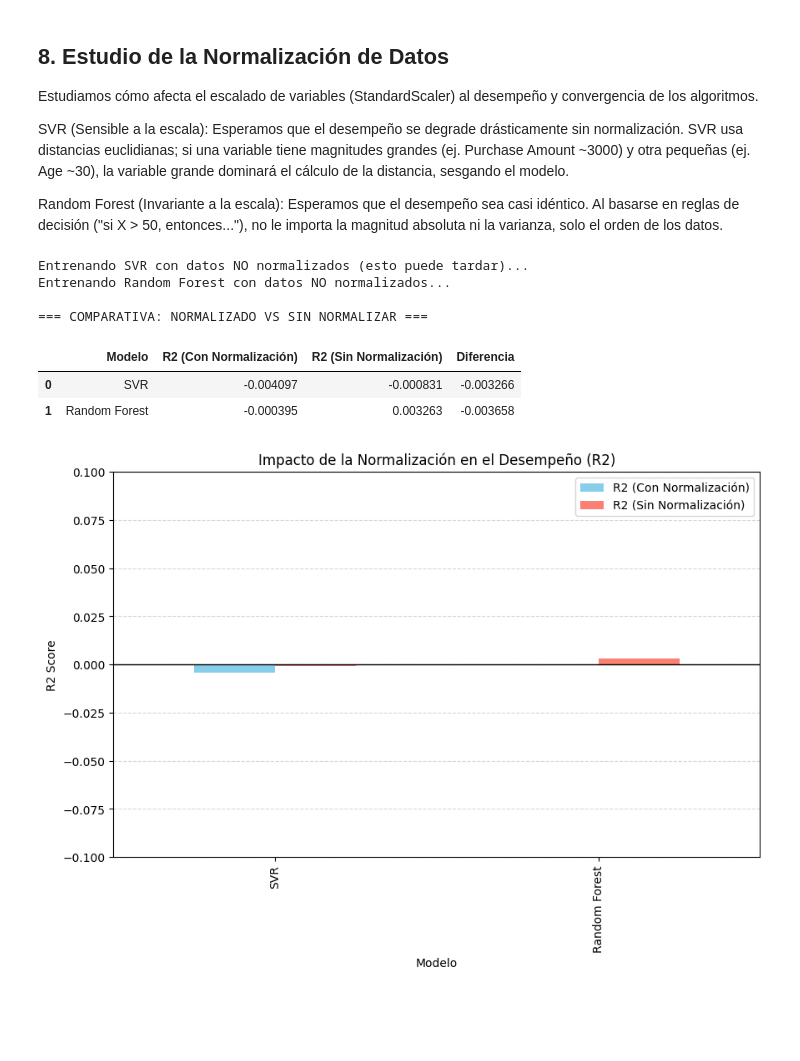
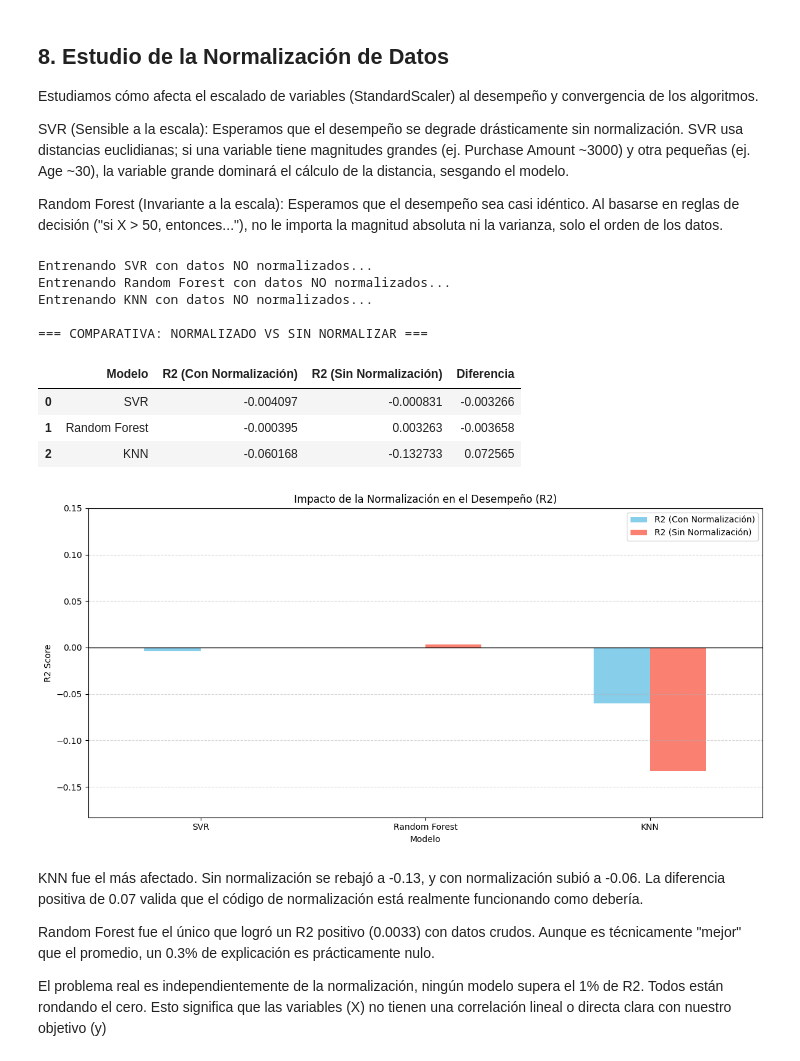
Before and after one commit to LBrownI/satisfaction_prediction, a Jupyter notebook: detection.ipynb, the cells around one changed output. Saved outputs shown, nothing was run; the diff lists cells and outputs as text; code cells hidden in the pictures; blank space fills up the shorter version.

Commit message:
knn normalization test

```diff
--- a/detection.ipynb
+++ b/detection.ipynb
@@ -806,56 +806,91 @@ SVR (Sensible a la escala): Esperamos que el desempeño se degrade drásticament
 
 Random Forest (Invariante a la escala): Esperamos que el desempeño sea casi idéntico. Al basarse en reglas de decisión ("si X > 50, entonces..."), no le importa la magnitud absoluta ni la varianza, solo el orden de los datos.
 # %%
-
-# 1. Entrenar SVR con datos CRUDOS (X_train_svr)
+# Entrenar SVR con datos crudos
 print("Entrenando SVR con datos NO normalizados...")
 svr_raw = SVR(kernel='rbf')
 svr_raw.fit(X_train_svr, y_train)
 
-# 2. Entrenar Random Forest con datos CRUDOS
+# Entrenar Random Forest con datos crudos
 print("Entrenando Random Forest con datos NO normalizados...")
 rf_raw = RandomForestRegressor(n_estimators=100, random_state=42)
 rf_raw.fit(X_train_svr, y_train)
 
-print("\n=== COMPARATIVA: NORMALIZADO VS SIN NORMALIZAR ===\n")
+# Entrenar KNN con datos crudos
+print("Entrenando KNN con datos NO normalizados...")
+knn_raw = KNeighborsRegressor(n_neighbors=5)
+knn_raw.fit(X_train_svr, y_train)
 
-# Función auxiliar rápida
+
 def get_r2(model, X, y):
-    return r2_score(y, model.predict(X))
+    """Función auxiliar para calcular R2 rápidamente"""
+    prediction = model.predict(X)
+    return r2_score(y, prediction)
 
-# Obtenemos los scores
+
+# SVR
 r2_svr_scaled = get_r2(best_svr, X_test_scaled, y_test)
-r2_svr_raw = get_r2(svr_raw, X_test_svr, y_test)
+r2_svr_raw    = get_r2(svr_raw, X_test_svr, y_test)
 
-r2_rf_scaled = get_r2(best_rf, X_test_scaled, y_test)
-r2_rf_raw = get_r2(rf_raw, X_test_svr, y_test)
+# Random Forest
+r2_rf_scaled  = get_r2(best_rf, X_test_scaled, y_test)
+r2_rf_raw     = get_r2(rf_raw, X_test_svr, y_test)
 
-# Imprimir Tabla
+# KNN
+r2_knn_scaled = get_r2(best_knn, X_test_scaled, y_test)
+r2_knn_raw    = get_r2(knn_raw, X_test_svr, y_test)
+
+
+# Crear DataFrame de resultados
 datos_comparativa = pd.DataFrame({
-    'Modelo': ['SVR', 'Random Forest'],
-    'R2 (Con Normalización)': [r2_svr_scaled, r2_rf_scaled],
-    'R2 (Sin Normalización)': [r2_svr_raw, r2_rf_raw],
-    'Diferencia': [r2_svr_scaled - r2_svr_raw, r2_rf_scaled - r2_rf_raw]
+    'Modelo': ['SVR', 'Random Forest', 'KNN'],
+    'R2 (Con Normalización)': [r2_svr_scaled, r2_rf_scaled, r2_knn_scaled],
+    'R2 (Sin Normalización)': [r2_svr_raw, r2_rf_raw, r2_knn_raw],
+    'Diferencia': [
+        r2_svr_scaled - r2_svr_raw,
+        r2_rf_scaled - r2_rf_raw,
+        r2_knn_scaled - r2_knn_raw
+    ]
 })
 
+print("\n=== COMPARATIVA: NORMALIZADO VS SIN NORMALIZAR ===")
 display(datos_comparativa)
 
 # Gráfico de impacto
+plt.figure(figsize=(10, 6))
 datos_comparativa.set_index('Modelo')[['R2 (Con Normalización)', 'R2 (Sin Normalización)']].plot(
-    kind='bar', figsize=(10, 6), color=['skyblue', 'salmon']
+    kind='bar',
+    figsize=(12, 6),
+    color=['skyblue', 'salmon'],
+    ax=plt.gca()
 )
+
 plt.title('Impacto de la Normalización en el Desempeño (R2)')
 plt.ylabel('R2 Score')
 plt.axhline(0, color='black', linewidth=1)
-plt.ylim(min(r2_svr_raw, -0.1), 0.1)
 plt.grid(axis='y', linestyle='--', alpha=0.5)
+
+min_val = min(datos_comparativa[['R2 (Con Normalización)', 'R2 (Sin Normalización)']].min().min(), -0.1)
+max_val = max(datos_comparativa[['R2 (Con Normalización)', 'R2 (Sin Normalización)']].max().max(), 0.1)
+plt.ylim(min_val - 0.05, max_val + 0.05)
+
+plt.xticks(rotation=0)
+plt.tight_layout()
 plt.show()
 # %% [output]
-Entrenando SVR con datos NO normalizados (esto puede tardar)...
+Entrenando SVR con datos NO normalizados...
 Entrenando Random Forest con datos NO normalizados...
+Entrenando KNN con datos NO normalizados...
 
 === COMPARATIVA: NORMALIZADO VS SIN NORMALIZAR ===
 |  | Modelo | R2 (Con Normalización) | R2 (Sin Normalización) | Diferencia |
 | 0 | SVR | -0.004097 | -0.000831 | -0.003266 |
 | 1 | Random Forest | -0.000395 | 0.003263 | -0.003658 |
+| 2 | KNN | -0.060168 | -0.132733 | 0.072565 |
-[figure, old version]
+[figure, new version]
+# %% [markdown]
+KNN fue el más afectado. Sin normalización se rebajó a -0.13, y con normalización subió a -0.06. La diferencia positiva de 0.07 valida que el código de normalización está realmente funcionando como debería.
+
+Random Forest fue el único que logró un R2 positivo (0.0033) con datos crudos. Aunque es técnicamente "mejor" que el promedio, un 0.3% de explicación es prácticamente nulo.
+
+El problema real es independientemente de la normalización, ningún modelo supera el 1% de R2. Todos están rondando el cero. Esto significa que las variables (X) no tienen una correlación lineal o directa clara con nuestro objetivo (y)
```
